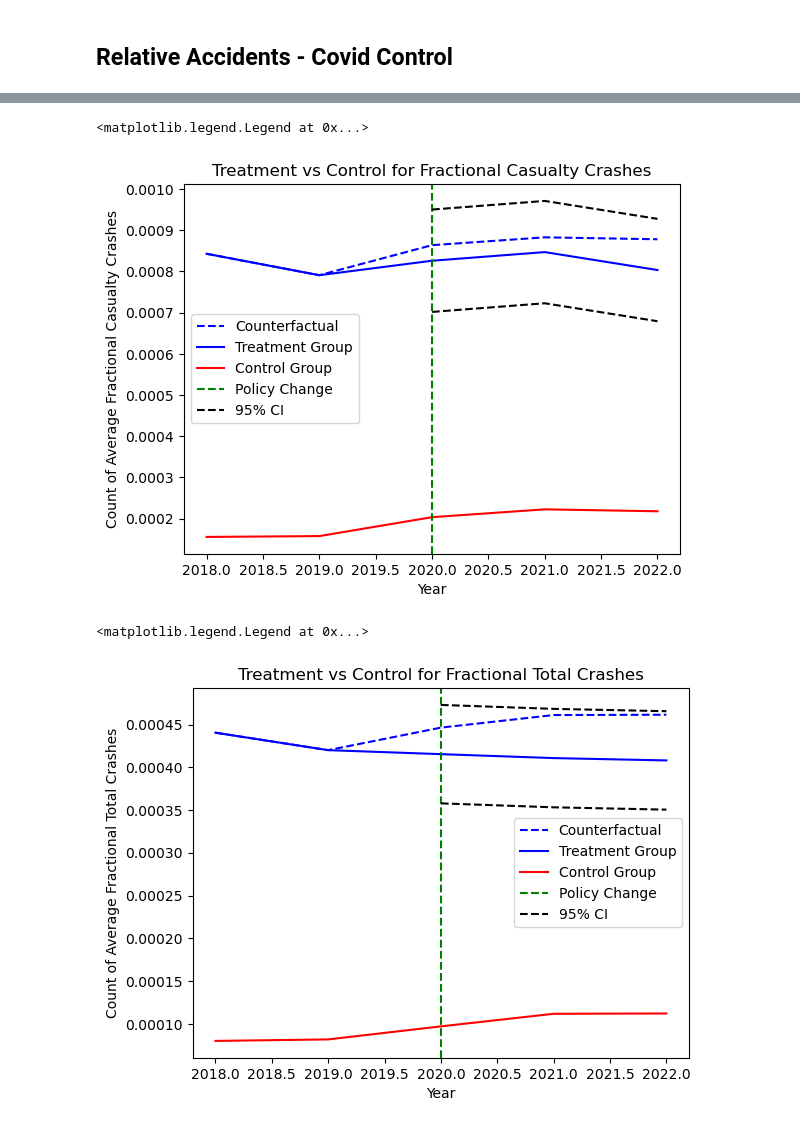
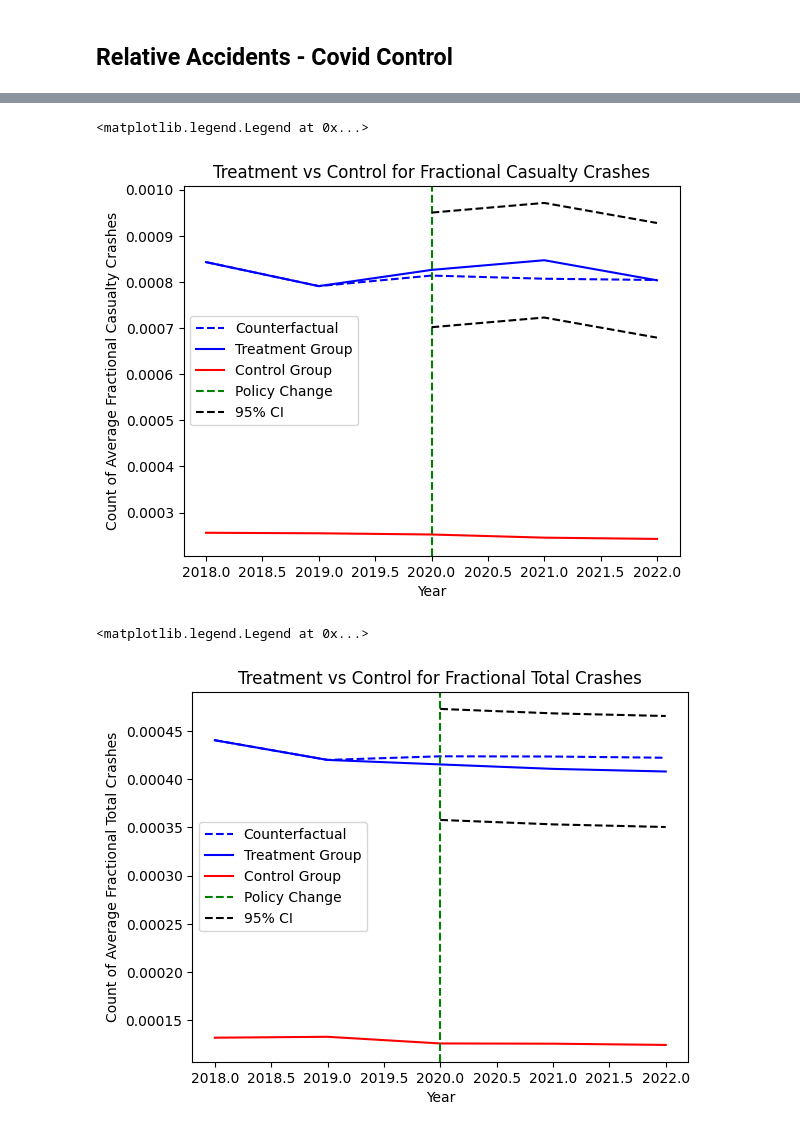
Before and after one commit to Seamus-L/BCSpeedCameras, a Jupyter notebook: Main.ipynb, the cells around one changed output, grey strips where cells are left out. Cells and saved outputs as stored; diff of their text form; code cells hidden in the pictures.

Commit message:
Updated figures to properly draw control group

```diff
--- a/Main.ipynb
+++ b/Main.ipynb
@@ -389,8 +415,8 @@ se = Casualty.bse
 
 
 for i in range(5):
-    treatment[i] = df_treatment.loc[df_treatment[str(2018+i)] == 1, 'Casualty'].mean()
-    control[i] = df_control.loc[df_control[str(2018+i)] == 1, 'Casualty'].mean()
+    treatment[i] = df_treatment.loc[df_treatment['Y'+str(2018+i)] == 1, 'Casualty'].mean()
+    control[i] = df_control.loc[df_control['Y'+str(2018+i)] == 1, 'Casualty'].mean()
 
 delta = (treatment[0]-control[0]+treatment[1]-control[1])/2
 
@@ -430,8 +456,8 @@ se = Total.bse
 
 
 for i in range(5):
-    treatment[i] = df_treatment.loc[df_treatment[str(2018+i)] == 1, 'Total'].mean()
-    control[i] = df_control.loc[df_control[str(2018+i)] == 1, 'Total'].mean()
+    treatment[i] = df_treatment.loc[df_treatment['Y'+str(2018+i)] == 1, 'Total'].mean()
+    control[i] = df_control.loc[df_control['Y'+str(2018+i)] == 1, 'Total'].mean()
 
 delta = (treatment[0]-control[0]+treatment[1]-control[1])/2
 
@@ -503,8 +529,8 @@ Fractional PDO Results:
 se = PDOFrac.bse
 
 for i in range(5):
-    treatment[i] = df_treatment.loc[df_treatment[str(2018+i)] == 1, 'PDOFrac'].mean()
-    control[i] = df_control.loc[df_control[str(2018+i)] == 1, 'PDOFrac'].mean()
+    treatment[i] = df_treatment.loc[df_treatment['Y'+str(2018+i)] == 1, 'PDOFrac'].mean()
+    control[i] = df_control.loc[df_control['Y'+str(2018+i)] == 1, 'PDOFrac'].mean()
 
 delta = (treatment[0]-control[0]+treatment[1]-control[1])/2
 
@@ -543,8 +569,8 @@ plt.legend()
 se = CasualtyFrac.bse
 
 for i in range(5):
-    treatment[i] = df_treatment.loc[df_treatment[str(2018+i)] == 1, 'CasualtyFrac'].mean()
-    control[i] = df_control.loc[df_control[str(2018+i)] == 1, 'CasualtyFrac'].mean()
+    treatment[i] = df_treatment.loc[df_treatment['Y'+str(2018+i)] == 1, 'CasualtyFrac'].mean()
+    control[i] = df_control.loc[df_control['Y'+str(2018+i)] == 1, 'CasualtyFrac'].mean()
 
 delta = (treatment[0]-control[0]+treatment[1]-control[1])/2
 
@@ -576,44 +602,44 @@ plt.title('Treatment vs Control for Fractional Casualty Crashes')
 plt.legend()
 # %% [output]
 <matplotlib.legend.Legend at 0x...>
-[figure, old version]
+[figure, new version]
 # %%
 #For Casualty
 #Compute SE for use in confidence interval plotting
 se = TotalFrac.bse
 
 for i in range(5):
-    treatment[i] = df_treatment.loc[df_treatment[str(2018+i)] == 1, 'TotalFrac'].mean()
-    control[i] = df_control.loc[df_control[str(2018+i)] == 1, 'TotalFrac'].mean()
+    treatment[i] = df_treatment.loc[df_treatment['Y'+str(2018+i)] == 1, 'TotalFrac'].mean()
+    control[i] = df_control.loc[df_control['Y'+str(2018+i)] == 1, 'TotalFrac'].mean()
 
 delta = (treatment[0]-control[0]+treatment[1]-control[1])/2
 
 for i in range(3):
     trend[i] = treatment[i]
 
 for i in range (2,5):
     trend[i] = control[i]+delta
 
 plt.plot(years, trend, label='Counterfactual', color = 'blue',  linestyle='--')
 plt.plot(years, treatment, label='Treatment Group', color = 'blue',  linestyle='-')
 plt.plot(years, control, label='Control Group', color = 'red',  linestyle='-')
 plt.axvline(x=2020, color='green', linestyle='--', label='Policy Change')
 
 
 for i in range(3):
     CI_UB[i] = treatment[i+2]+se[i+6]*1.96
     CI_LB[i] = treatment[i+2]-se[i+6]*1.96
 #Compute CI lower and upper bounds by adding and subtracting 1.96 standard * the standard error from the observed average
 
 plt.plot(years_treated, CI_UB, label='95% CI', color = 'black',  linestyle='--')
 plt.plot(years_treated, CI_LB, color = 'black',  linestyle='--')
 
 
 # Add labels and a title
 plt.xlabel('Year')
 plt.ylabel('Count of Average Fractional Total Crashes')
 plt.title('Treatment vs Control for Fractional Total Crashes')
 plt.legend()
 # %% [output]
 <matplotlib.legend.Legend at 0x...>
-[figure, old version]
+[figure, new version]
```
Also changed, not shown: parts of 8 cells of this notebook.
